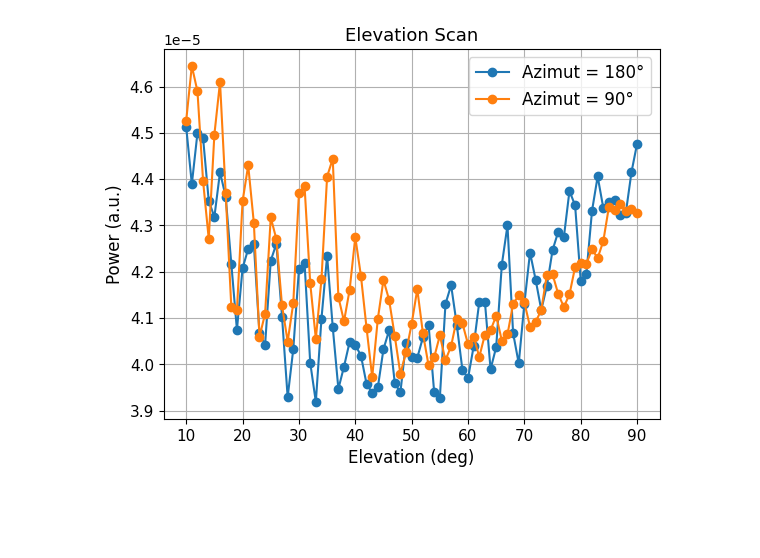
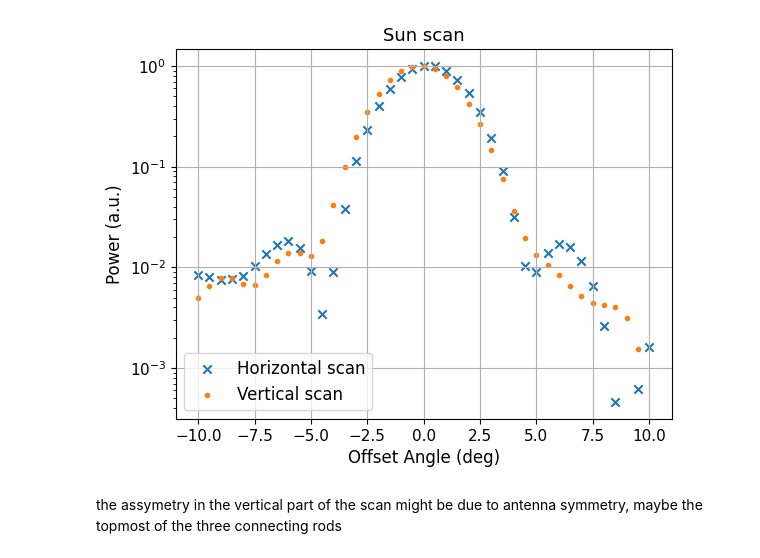
Before and after one commit to SecretGmG/lab, a Jupyter notebook: srt/sun_scan.ipynb, the cells around one changed output. Cells and saved outputs as stored; diff of their text form; code cells hidden in the pictures; blank space fills up the shorter version.

Commit message:
created sun_scan

```diff
--- a/srt/sun_scan.ipynb
+++ b/srt/sun_scan.ipynb
@@ -24 +6,17 @@ def plot_elevation_scan(file_path):
+# %%
+def normalize_spectrum(spec: np.ndarray) -> np.ndarray:
+    """ Normalize a power spectrum by its maximum value. """
+    spec = spec - min(spec)
+    spec = spec / max(spec)
+    return spec
+
+def plot_sun_scan(hor_file_path: str, ver_file_path: str):
+    with srt_util.SRT_HDF_Reader(hor_file_path) as srt_reader:
+        offset = srt_reader.get_object_positions()['CenterH']
+        spec = normalize_spectrum(srt_reader.get_power_spectrum().sum(axis=1))
+        plt.scatter(offset, spec, label = 'Horizontal scan', marker='x')
+    with srt_util.SRT_HDF_Reader(ver_file_path) as srt_reader:
+        offset = srt_reader.get_object_positions()['CenterV']
+        spec = spec = normalize_spectrum(srt_reader.get_power_spectrum().sum(axis=1))
+        plt.scatter(offset, spec, label = 'Vertical scan', marker='.')
 # %%
@@ -33,6 +29,7 @@ Start of measurement:  2025-10-01T20:23:33
 # %%
-pt.plotting.start_plot(f'Elevation Scan', 'Elevation (deg)', 'Power (a.u.)')
-plot_elevation_scan('Measurements/ElevationScan/ElevationScan_T2235_Az180_20251001.hdf')
-plot_elevation_scan('Measurements/ElevationScan/ElevationScan_T2235_Az90_20251001.hdf')
+pt.plotting.start_plot('Sun scan', 'Offset Angle (deg)', 'Power (a.u.)')
+plot_sun_scan('Measurements/SunScan/SunScan_Az10deg_Res0deg5_T1120_20251002.hdf',
+              'Measurements/SunScan/SunScan_Elv10deg_Res0deg5_T1120_20251002.hdf')
+plt.yscale('log')
 pt.plotting.end_plot()
 # %% [output]
@@ -41 +36,3 @@ Start of measurement:  2025-10-01T20:34:40
-[figure, old version]
+[figure, new version]
+# %% [markdown]
+the assymetry in the vertical part of the scan might be due to antenna symmetry, maybe the topmost of the three connecting rods
```
Also changed, not shown: parts of 5 cells of this notebook, 7 other files.
